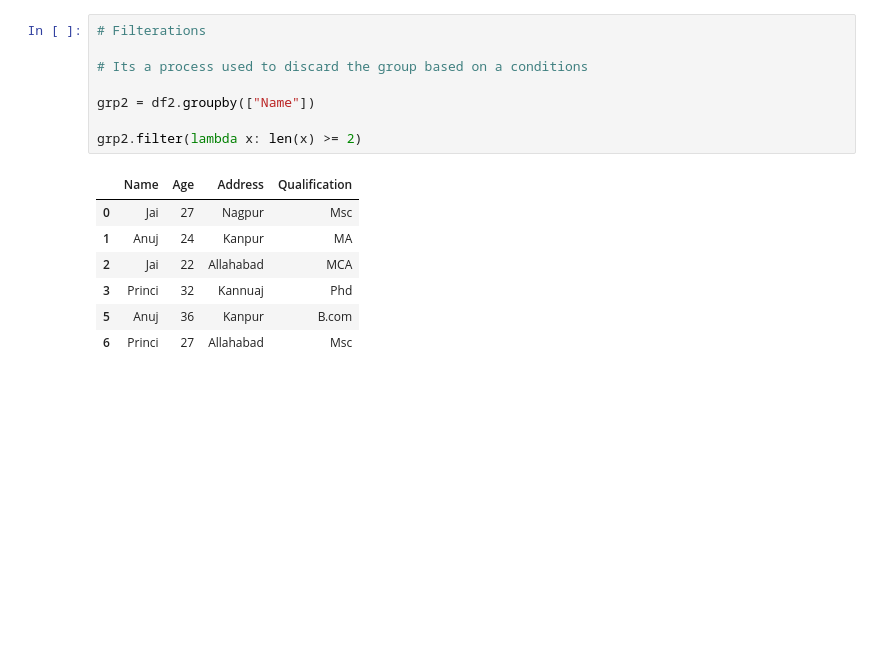
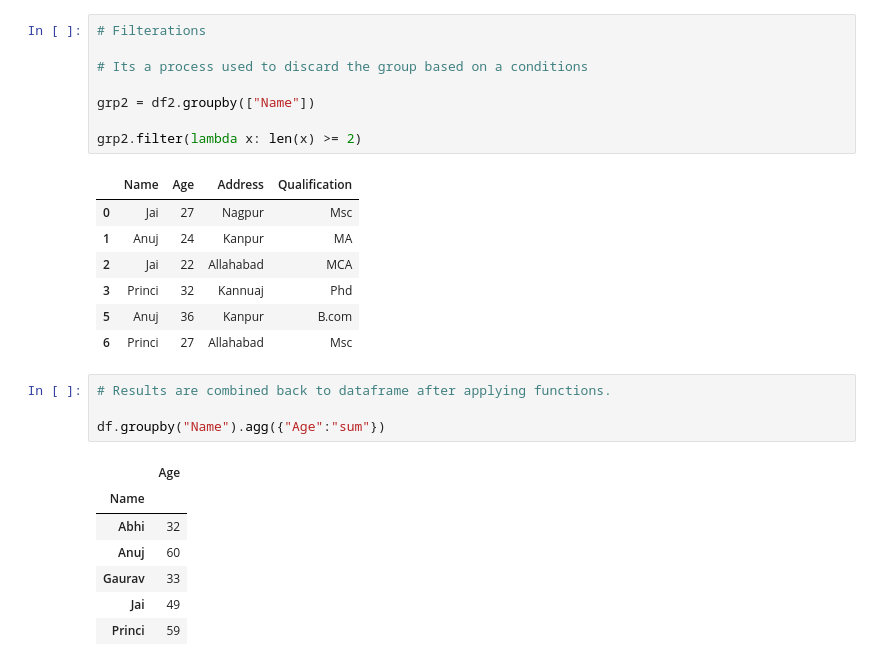
Before and after one commit to dipak1920basnet/Data_Science, a Jupyter notebook: week_3/19/split.ipynb, the cells around one changed output. Saved outputs shown, nothing was run; the diff lists cells and outputs as text; blank space fills up the shorter version.

```diff
--- a/week_3/19/split.ipynb
+++ b/week_3/19/split.ipynb
@@ -259,3 +259,15 @@ grp2.filter(lambda x: len(x) >= 2)
 | 3 | Princi | 32 | Kannuaj | Phd |
 | 5 | Anuj | 36 | Kanpur | B.com |
 | 6 | Princi | 27 | Allahabad | Msc |
+# %%
+# Results are combined back to dataframe after applying functions.
+
+df.groupby("Name").agg({"Age":"sum"})
+# %% [output]
+|  | Age |
+| Name |  |
+| Abhi | 32 |
+| Anuj | 60 |
+| Gaurav | 33 |
+| Jai | 49 |
+| Princi | 59 |
```
Also changed, not shown: 2 other files.
